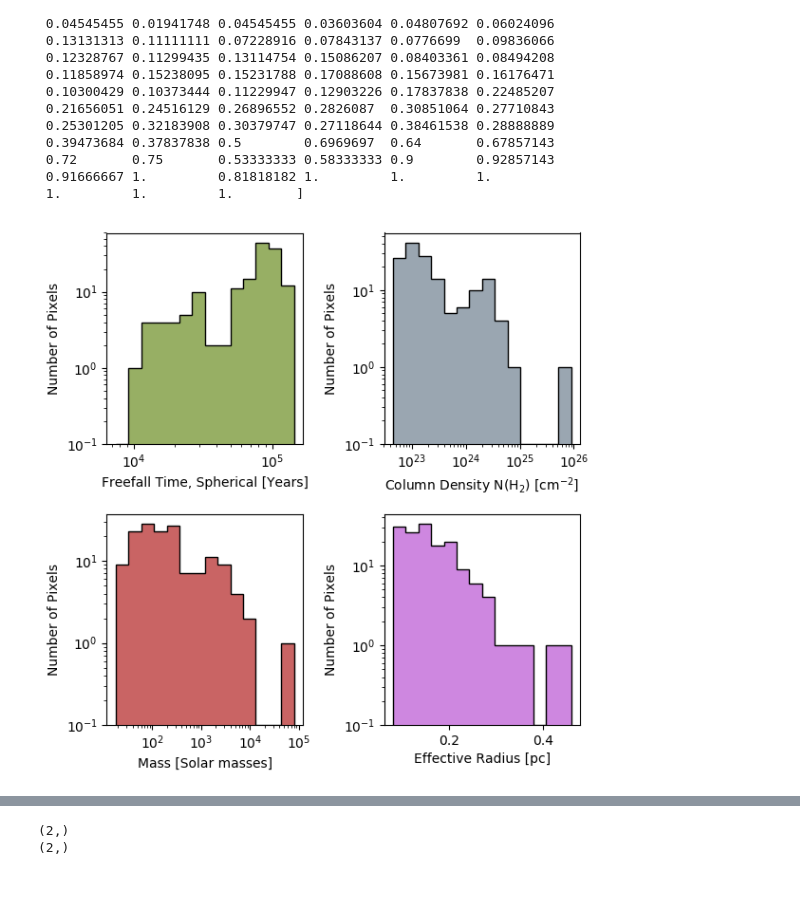
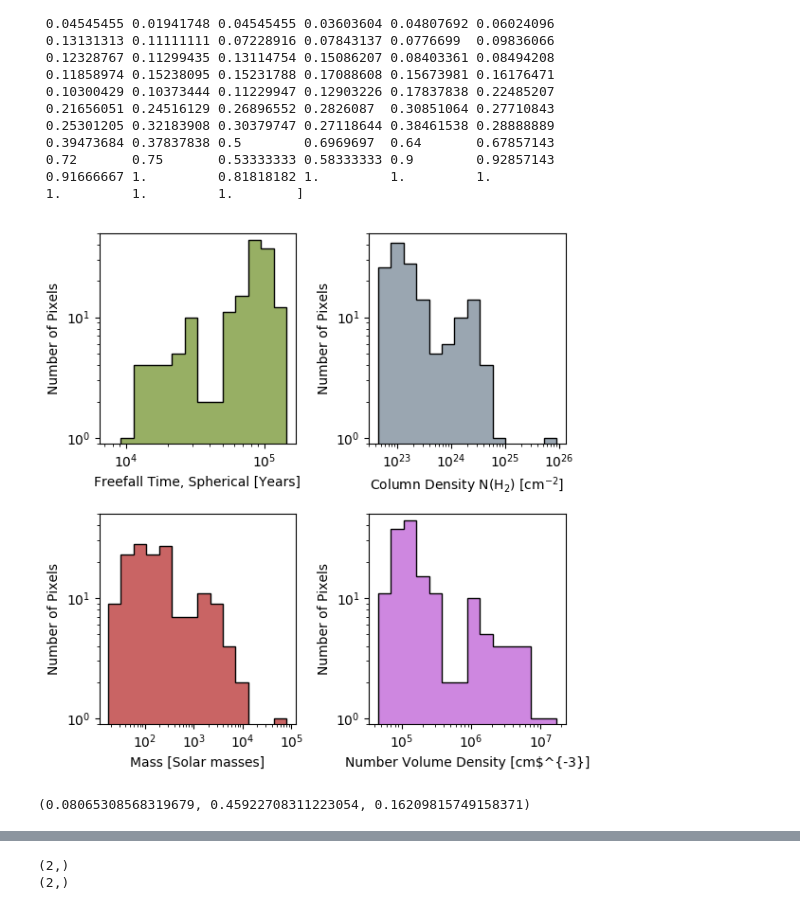
Before and after one commit to hpthatchfield/astrophys, a Jupyter notebook: paper_catalog_scripts.ipynb, the cells around one changed output, grey strips where cells are left out. Drawn from its saved outputs; the diff is of its cells as text; code cells hidden in the pictures.

```diff
--- a/paper_catalog_scripts.ipynb
+++ b/paper_catalog_scripts.ipynb
@@ -567,6 +573,7 @@ column_fh = fits.open(column_file)
 ### Grab columns of interest
 tff_spherical = table_hdu[1].data['tff']
 Column_N = table_hdu[1].data['N']
+Vol_n = table_hdu[1].data['n']
 mass = table_hdu[1].data['mass']
 mass_bgsub = table_hdu[1].data['mass_bgsub']
 r_eff_as = catalog_hdu[1].data['r_eff']
@@ -716,7 +741,6 @@ print h2/h1
 # %%
 
 ### Plot Histograms
-
 #
 plt.close()
 plt.rcParams.update(plt.rcParamsDefault)
@@ -735,6 +759,7 @@ h1,l1,p1 = axarr[0,0].hist(tff_spherical,
                    tff_logbins, color='k',alpha=1.0,histtype='step', log=True)
 
 axarr[0,0].set_xscale("log")
+axarr[0,0].set_ylim(0.9,50)
 ####
 axarr[0,1].set_ylabel('Number of Pixels')
 axarr[0,1].set_xlabel('Column Density N(H$_2$) [cm$^{-2}$]')
@@ -748,41 +773,62 @@ h1,l1,p1 = axarr[0,1].hist(Column_N,
                    N_logbins, color='k',alpha=1.0,histtype='step', log=True)
 
 axarr[0,1].set_xscale("log")
+axarr[0,1].set_ylim(0.9,50)
 ####
 axarr[1,0].set_ylabel('Number of Pixels')
 axarr[1,0].set_xlabel('Mass [Solar masses]')
 
 
 massmin, massmax = min(mass), max(mass)
 logbins = np.logspace(np.log10(massmin), np.log10(massmax),15)
 h12,l1,p1 = axarr[1,0].hist(mass,
                    logbins, color='firebrick',alpha=0.7, log=True,
                    label='SMA Clumps')
 h12,l1,p1 = axarr[1,0].hist(mass,
                    logbins, color='k',alpha=1.0,histtype='step', log=True)
 
 axarr[1,0].set_xscale("log")
+axarr[1,0].set_ylim(0.9,50)
+####
+# axarr[1,1].set_ylabel('Number of Pixels')
+# axarr[1,1].set_xlabel('Effective Radius [pc]')
+# reffmin, reffmax = min(r_eff_pc), max(r_eff_pc)
+# reff_linbins = np.linspace(reffmin, reffmax,15)
+# h1,l1,p1 = axarr[1,1].hist(r_eff_pc,
+#                    reff_linbins, color='mediumorchid',alpha=0.7, log=True,
+#                    label='SMA Clumps')
+# h1,l1,p1 = axarr[1,1].hist(r_eff_pc,
+#                    reff_linbins, color='k',alpha=1.0,histtype='step', log=True)
+
+#axarr[1,1].set_xscale("log")
+####
 ####
 axarr[1,1].set_ylabel('Number of Pixels')
-axarr[1,1].set_xlabel('Effective Radius [pc]')
-reffmin, reffmax = min(r_eff_pc), max(r_eff_pc)
-reff_linbins = np.linspace(reffmin, reffmax,15)
-h1,l1,p1 = axarr[1,1].hist(r_eff_pc,
-                   reff_linbins, color='mediumorchid',alpha=0.7, log=True,
+axarr[1,1].set_xlabel('Number Volume Density [cm$^{-3}]')
+nmin, nmax = min(Vol_n), max(Vol_n)
+n_logbins = np.logspace(np.log10(nmin), np.log10(nmax),15)
+h1,l1,p1 = axarr[1,1].hist(Vol_n,
+                   n_logbins, color='mediumorchid',alpha=0.7, log=True,
                    label='SMA Clumps')
-h1,l1,p1 = axarr[1,1].hist(r_eff_pc,
-                   reff_linbins, color='k',alpha=1.0,histtype='step', log=True)
+h1,l1,p1 = axarr[1,1].hist(Vol_n,
+                   n_logbins, color='k',alpha=1.0,histtype='step', log=True)
 
-#axarr[1,1].set_xscale("log")
+axarr[1,1].set_xscale("log")
+axarr[1,1].set_ylim(0.9,50)
 ####
 
 plt.tight_layout()
 
 #legend = plt.legend(loc='upper left', shadow=False, fontsize=18)#'x-large')
 
 # Save figure
 # Need to save it as a PDF, otherewise, lose transparency
 plt.savefig(figure_path + 'histogram_4panel'+targetname+'.pdf',format='pdf', dpi=100, bbox_inches='tight')
 plt.show()
 # %% [output]
-[figure, old version]
+[figure, new version]
+# %%
+len(r_eff_pc)
+r_eff_pc.min(), r_eff_pc.max(), r_eff_pc.mean()
+# %% [output]
+(0.08065308568319679, 0.45922708311223054, 0.16209815749158371)
```
Also changed, not shown: parts of 7 cells of this notebook, 1 other file.
